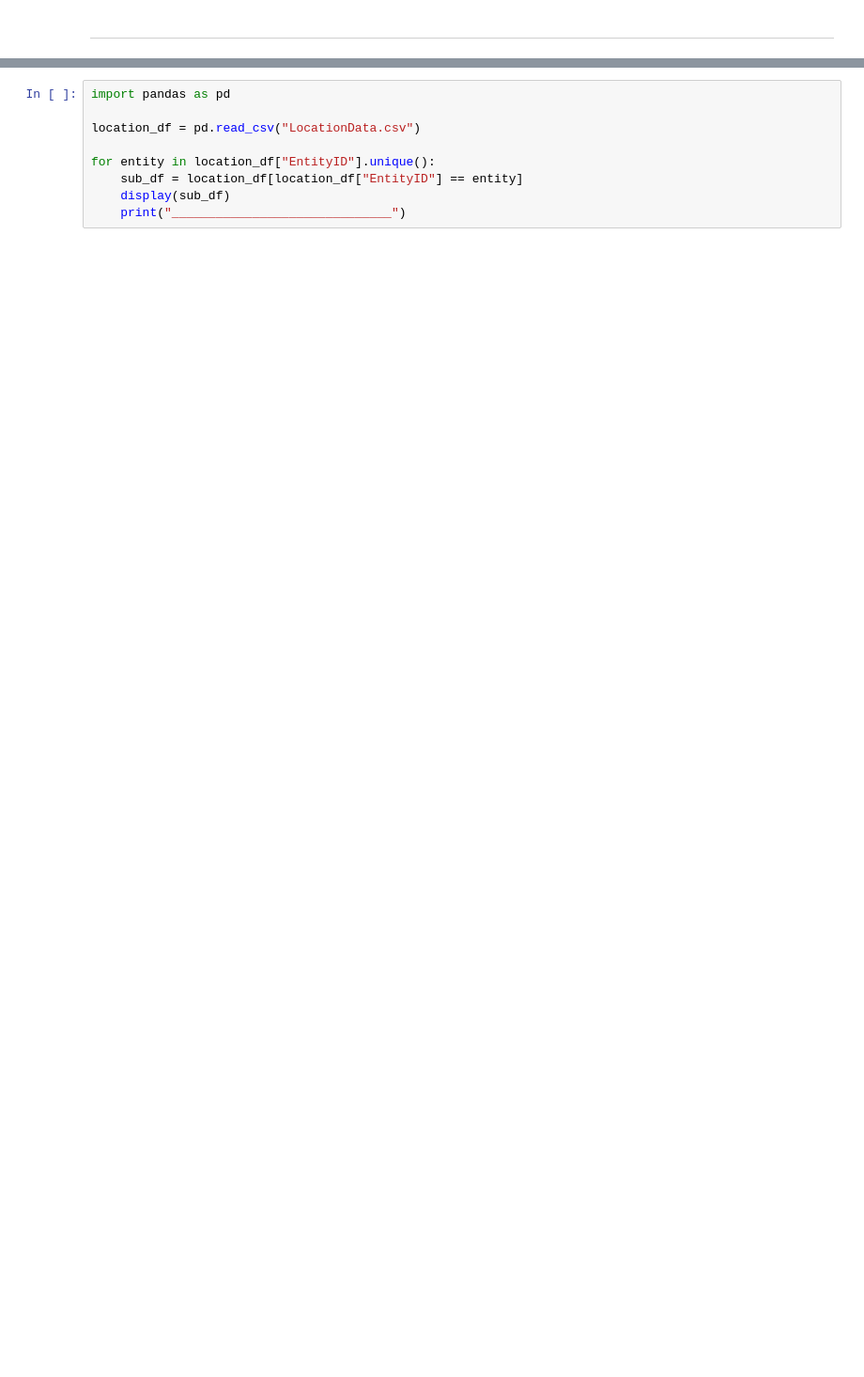
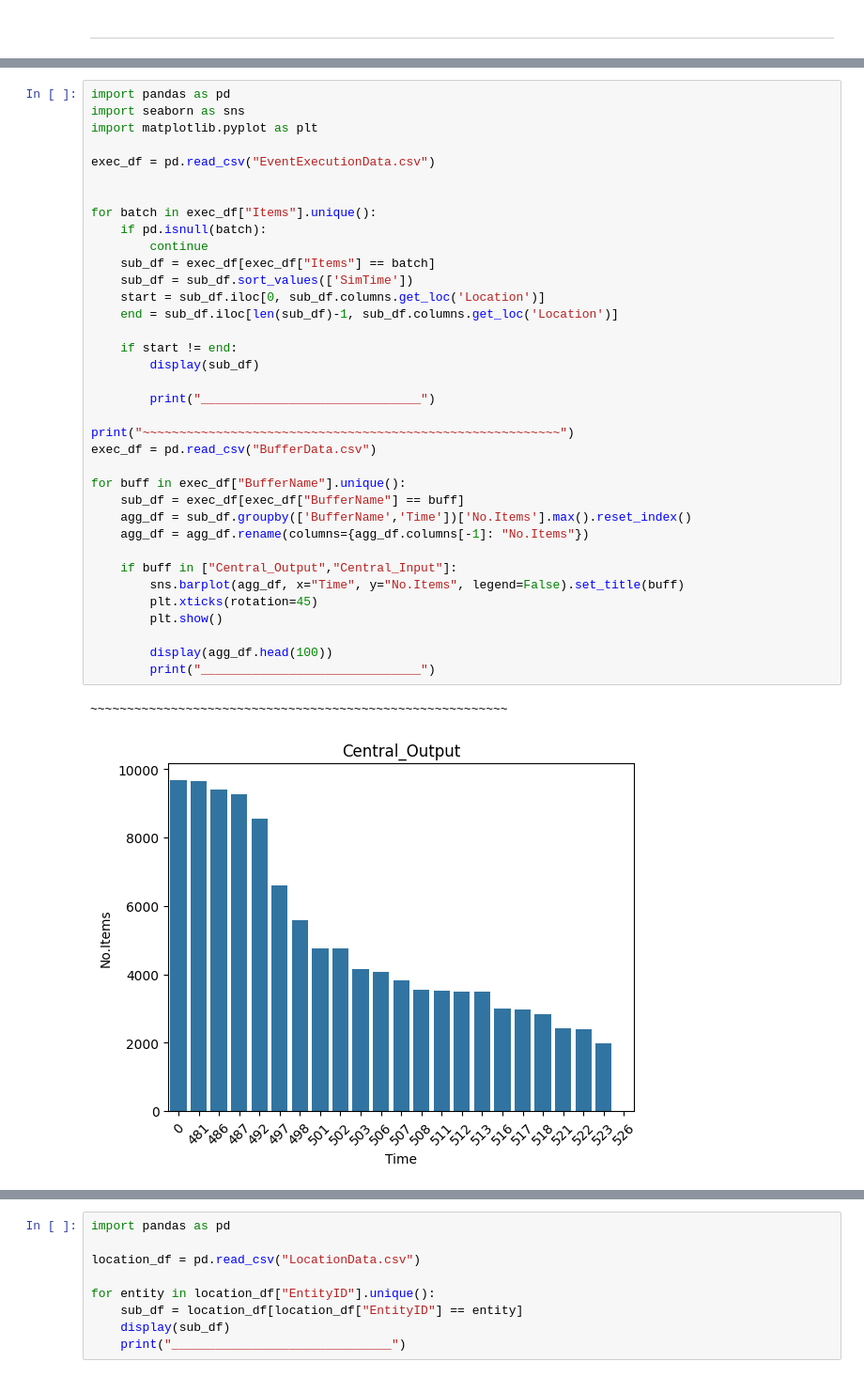
Before and after one commit to muratfirat78/ProductionPlanning, a Jupyter notebook: Simulation.ipynb, the cells around one changed output, grey strips where cells are left out. Shown at 94% size. Saved outputs shown, nothing was run; the diff lists cells and outputs as text; blank space fills up the shorter version.

```diff
--- a/Simulation.ipynb
+++ b/Simulation.ipynb
@@ -22,3 +22,42 @@ Start day:  2026-08-08  weekday:  5  day:  Saturday , TimeLimit:  None
 Controller: Generating dashboard
 Visual Manager: Generating dashboard
 Tab(children=(VBox(children=(Label(value='TimeLimit: 57600, Orders: 249'), HBox(children=(Select(description='…
+# %%
+import pandas as pd
+import seaborn as sns
+import matplotlib.pyplot as plt
+
+exec_df = pd.read_csv("EventExecutionData.csv")
+
+
+for batch in exec_df["Items"].unique():
+    if pd.isnull(batch):
+        continue
+    sub_df = exec_df[exec_df["Items"] == batch]
+    sub_df = sub_df.sort_values(['SimTime'])
+    start = sub_df.iloc[0, sub_df.columns.get_loc('Location')]
+    end = sub_df.iloc[len(sub_df)-1, sub_df.columns.get_loc('Location')]
+
+    if start != end:
+        display(sub_df)
+
+        print("______________________________")
+
+print("~~~~~~~~~~~~~~~~~~~~~~~~~~~~~~~~~~~~~~~~~~~~~~~~~~~~~~~~~")
+exec_df = pd.read_csv("BufferData.csv")
+
+for buff in exec_df["BufferName"].unique():
+    sub_df = exec_df[exec_df["BufferName"] == buff]
+    agg_df = sub_df.groupby(['BufferName','Time'])['No.Items'].max().reset_index()
+    agg_df = agg_df.rename(columns={agg_df.columns[-1]: "No.Items"})
+
+    if buff in ["Central_Output","Central_Input"]:
+        sns.barplot(agg_df, x="Time", y="No.Items", legend=False).set_title(buff)
+        plt.xticks(rotation=45)
+        plt.show()
+
+        display(agg_df.head(100))
+        print("______________________________")
+# %% [output]
+~~~~~~~~~~~~~~~~~~~~~~~~~~~~~~~~~~~~~~~~~~~~~~~~~~~~~~~~~
+[figure, added]
```
Also changed, not shown: parts of 4 cells of this notebook, 10 other files.
